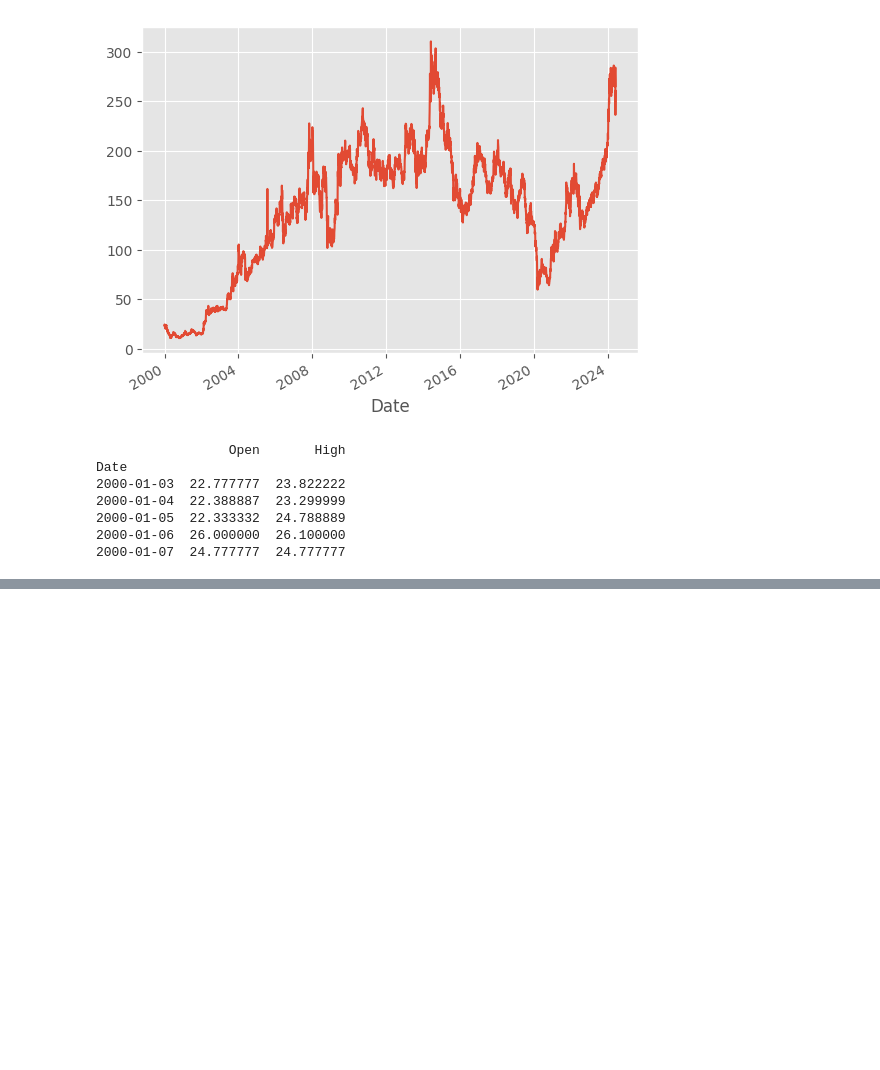
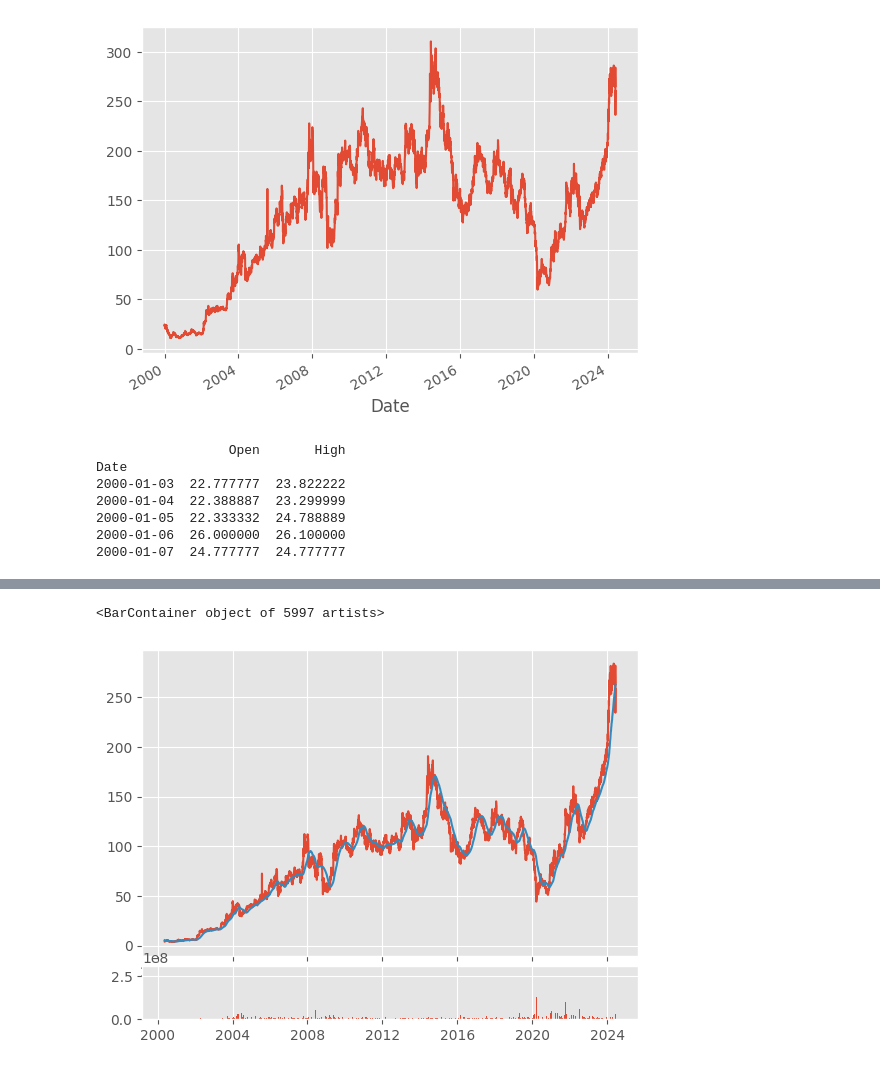
Before and after one commit to sahithi-sss/PythonForFinance, a Jupyter notebook: 1.ipynb, the cells around one changed output, grey strips where cells are left out. Saved outputs shown, nothing was run; the diff lists cells and outputs as text; code cells hidden in the pictures; blank space fills up the shorter version.

```diff
--- a/1.ipynb
+++ b/1.ipynb
@@ -87,3 +93,9 @@ Date
 2000-01-05  22.333332  24.788889
 2000-01-06  26.000000  26.100000
 2000-01-07  24.777777  24.777777
+# %%
+df['100ma'] = df['Adj Close'].rolling(window=100).mean()
+#making our own column using pandas
+df.dropna(inplace=True)
+print(df.tail())
+print(df.head())
@@ -89,0 +120,11 @@ Date
+# %%
+#using subplots in matplotlib
+#grid size, start poit, row span, cols span
+ax1 = plt.subplot2grid((6,1),(0,0),rowspan = 5, colspan = 1)
+ax2 = plt.subplot2grid((6,1),(5,0),rowspan = 5, colspan = 1,sharex = ax1)
+ax1.plot(df.index, df['Adj Close'])   # line plot (x,y)
+ax1.plot(df.index, df['100ma'])
+ax2.bar(df.index,df['Volume'])
+# %% [output]
+<BarContainer object of 5997 artists>
+[figure, added]
```
Also changed, not shown: parts of 9 cells of this notebook, 1 other file.
